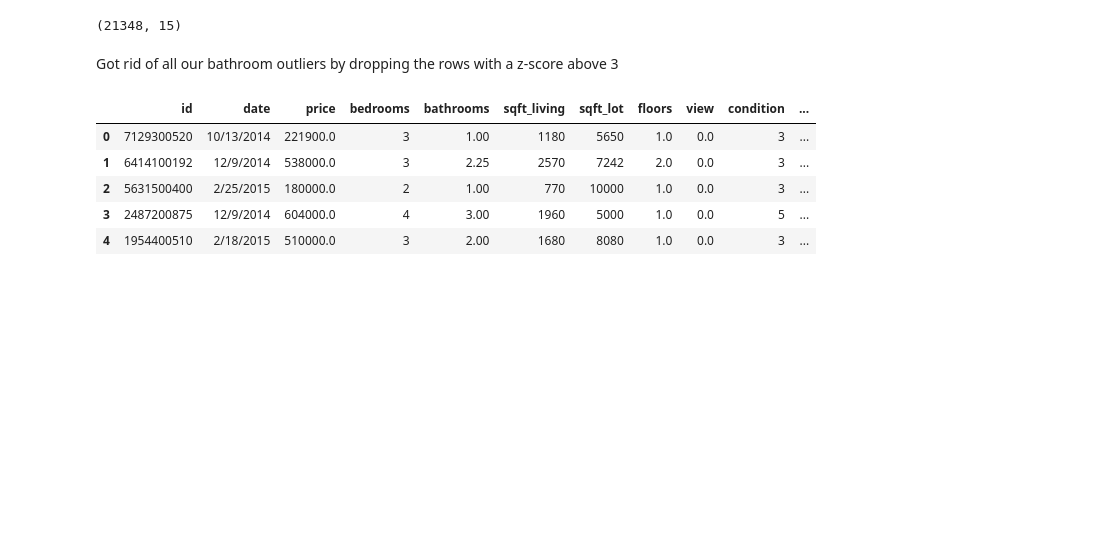
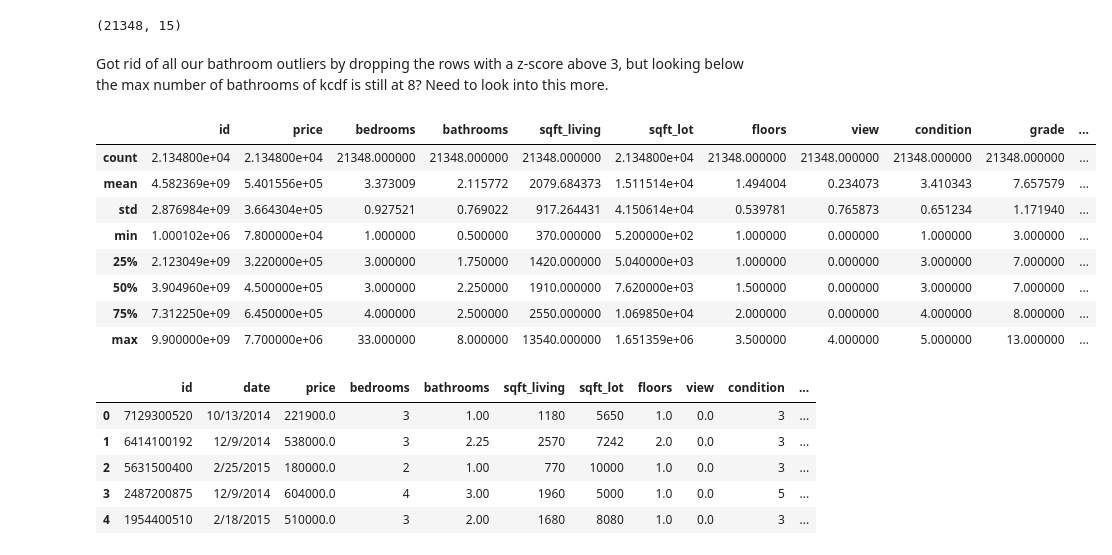
Before and after one commit to jonnelbenjamin/coachmod4project, a Jupyter notebook: data_cleaning.ipynb, the cells around one changed output. Drawn from its saved outputs; the diff is of its cells as text; code cells hidden in the pictures; blank space fills up the shorter version.

```diff
--- a/data_cleaning.ipynb
+++ b/data_cleaning.ipynb
@@ -113,7 +109,19 @@ kcdf.shape
 # %% [output]
 (21348, 15)
 # %% [markdown]
-Got rid of all our bathroom outliers by dropping the rows with a z-score above 3
+Got rid of all our bathroom outliers by dropping the rows with a z-score above 3, but looking below the max number of bathrooms of kcdf is still at 8? Need to look into this more.
+# %%
+kcdf.describe()
+# %% [output]
+|  | id | price | bedrooms | bathrooms | sqft_living | sqft_lot | floors | view | condition | grade | ... |
+| count | 2.134800e+04 | 2.134800e+04 | 21348.000000 | 21348.000000 | 21348.000000 | 2.134800e+04 | 21348.000000 | 21348.000000 | 21348.000000 | 21348.000000 | ... |
+| mean | 4.582369e+09 | 5.401556e+05 | 3.373009 | 2.115772 | 2079.684373 | 1.511514e+04 | 1.494004 | 0.234073 | 3.410343 | 7.657579 | ... |
+| std | 2.876984e+09 | 3.664304e+05 | 0.927521 | 0.769022 | 917.264431 | 4.150614e+04 | 0.539781 | 0.765873 | 0.651234 | 1.171940 | ... |
+| min | 1.000102e+06 | 7.800000e+04 | 1.000000 | 0.500000 | 370.000000 | 5.200000e+02 | 1.000000 | 0.000000 | 1.000000 | 3.000000 | ... |
+| 25% | 2.123049e+09 | 3.220000e+05 | 3.000000 | 1.750000 | 1420.000000 | 5.040000e+03 | 1.000000 | 0.000000 | 3.000000 | 7.000000 | ... |
+| 50% | 3.904960e+09 | 4.500000e+05 | 3.000000 | 2.250000 | 1910.000000 | 7.620000e+03 | 1.500000 | 0.000000 | 3.000000 | 7.000000 | ... |
+| 75% | 7.312250e+09 | 6.450000e+05 | 4.000000 | 2.500000 | 2550.000000 | 1.069850e+04 | 2.000000 | 0.000000 | 4.000000 | 8.000000 | ... |
+| max | 9.900000e+09 | 7.700000e+06 | 33.000000 | 8.000000 | 13540.000000 | 1.651359e+06 | 3.500000 | 4.000000 | 5.000000 | 13.000000 | ... |
 # %%
 pickled_KC= pd.to_pickle(kcdf, './data/cleaned_KC.pkl')
 # %%
```
Also changed, not shown: parts of 3 cells of this notebook, 1 other file.
